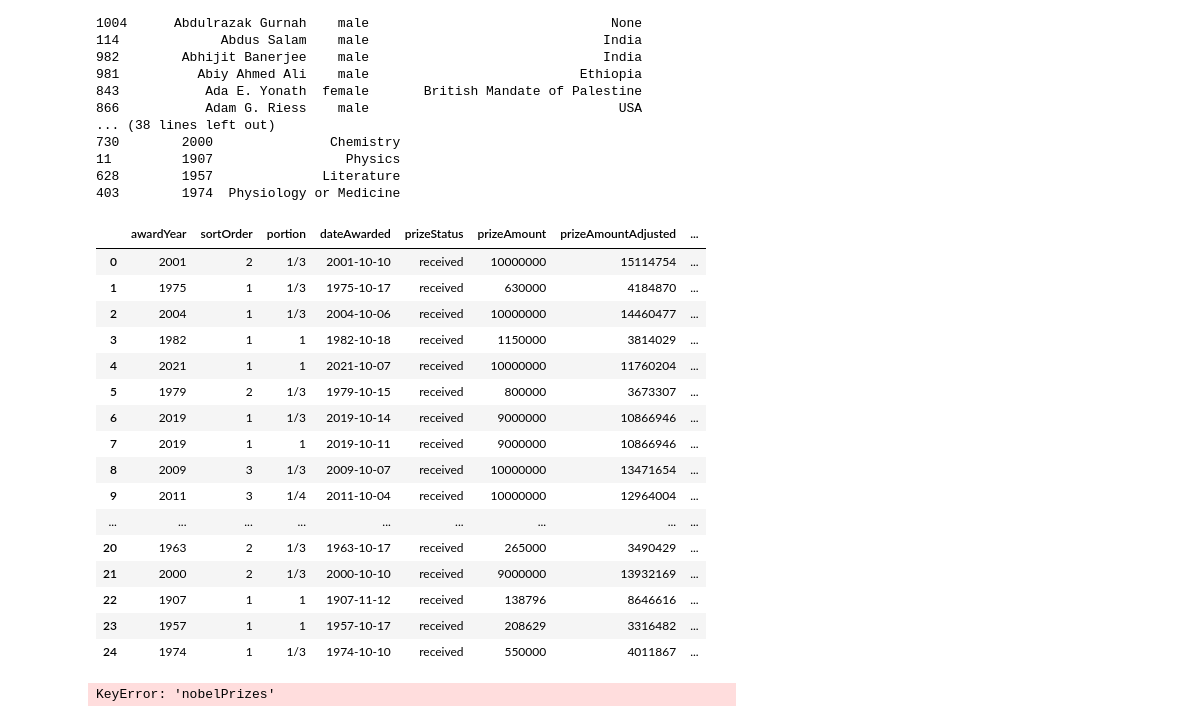
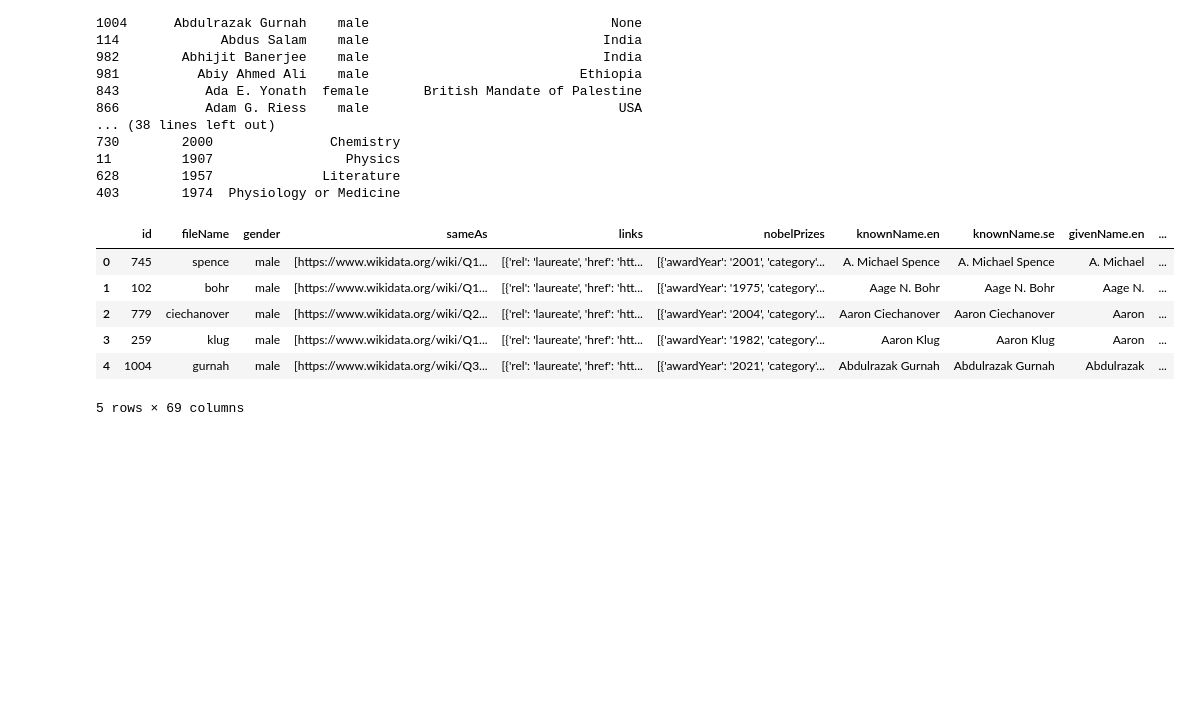
Before and after one commit to Bluceli168/IH-API-Project, a Jupyter notebook: main.ipynb, the cells around one changed output. Cells and saved outputs as stored; diff of their text form; code cells hidden in the pictures; blank space fills up the shorter version.

```diff
--- a/main.ipynb
+++ b/main.ipynb
@@ -139,29 +139,13 @@ print(df)
 403        1974  Physiology or Medicine
 # %%
 raw_data = response.json()
-nobels = pd.json_normalize(raw_data['laureates'],record_path='nobelPrizes')
-display (nobels)
-
-def flatten_column(df, column):
-    column = df[column]
-
-display(flatten_column(nobels, 'nobelPrizes'))
+nobels = pd.json_normalize(raw_data['laureates'])
+display (nobels.head())
 # %% [output]
-|  | awardYear | sortOrder | portion | dateAwarded | prizeStatus | prizeAmount | prizeAmountAdjusted | ... |
-| 0 | 2001 | 2 | 1/3 | 2001-10-10 | received | 10000000 | 15114754 | ... |
-| 1 | 1975 | 1 | 1/3 | 1975-10-17 | received | 630000 | 4184870 | ... |
-| 2 | 2004 | 1 | 1/3 | 2004-10-06 | received | 10000000 | 14460477 | ... |
-| 3 | 1982 | 1 | 1 | 1982-10-18 | received | 1150000 | 3814029 | ... |
-| 4 | 2021 | 1 | 1 | 2021-10-07 | received | 10000000 | 11760204 | ... |
-| 5 | 1979 | 2 | 1/3 | 1979-10-15 | received | 800000 | 3673307 | ... |
-| 6 | 2019 | 1 | 1/3 | 2019-10-14 | received | 9000000 | 10866946 | ... |
-| 7 | 2019 | 1 | 1 | 2019-10-11 | received | 9000000 | 10866946 | ... |
-| 8 | 2009 | 3 | 1/3 | 2009-10-07 | received | 10000000 | 13471654 | ... |
-| 9 | 2011 | 3 | 1/4 | 2011-10-04 | received | 10000000 | 12964004 | ... |
-| ... | ... | ... | ... | ... | ... | ... | ... | ... |
-| 20 | 1963 | 2 | 1/3 | 1963-10-17 | received | 265000 | 3490429 | ... |
-| 21 | 2000 | 2 | 1/3 | 2000-10-10 | received | 9000000 | 13932169 | ... |
-| 22 | 1907 | 1 | 1 | 1907-11-12 | received | 138796 | 8646616 | ... |
-| 23 | 1957 | 1 | 1 | 1957-10-17 | received | 208629 | 3316482 | ... |
-| 24 | 1974 | 1 | 1/3 | 1974-10-10 | received | 550000 | 4011867 | ... |
+|  | id | fileName | gender | sameAs | links | nobelPrizes | knownName.en | knownName.se | givenName.en | ... |
+| 0 | 745 | spence | male | [https://www.wikidata.org/wiki/Q1... | [{'rel': 'laureate', 'href': 'htt... | [{'awardYear': '2001', 'category'... | A. Michael Spence | A. Michael Spence | A. Michael | ... |
+| 1 | 102 | bohr | male | [https://www.wikidata.org/wiki/Q1... | [{'rel': 'laureate', 'href': 'htt... | [{'awardYear': '1975', 'category'... | Aage N. Bohr | Aage N. Bohr | Aage N. | ... |
+| 2 | 779 | ciechanover | male | [https://www.wikidata.org/wiki/Q2... | [{'rel': 'laureate', 'href': 'htt... | [{'awardYear': '2004', 'category'... | Aaron Ciechanover | Aaron Ciechanover | Aaron | ... |
+| 3 | 259 | klug | male | [https://www.wikidata.org/wiki/Q1... | [{'rel': 'laureate', 'href': 'htt... | [{'awardYear': '1982', 'category'... | Aaron Klug | Aaron Klug | Aaron | ... |
+| 4 | 1004 | gurnah | male | [https://www.wikidata.org/wiki/Q3... | [{'rel': 'laureate', 'href': 'htt... | [{'awardYear': '2021', 'category'... | Abdulrazak Gurnah | Abdulrazak Gurnah | Abdulrazak | ... |
-KeyError: 'nobelPrizes'
+5 rows × 69 columns
```
Also changed, not shown: parts of 1 cell of this notebook.
